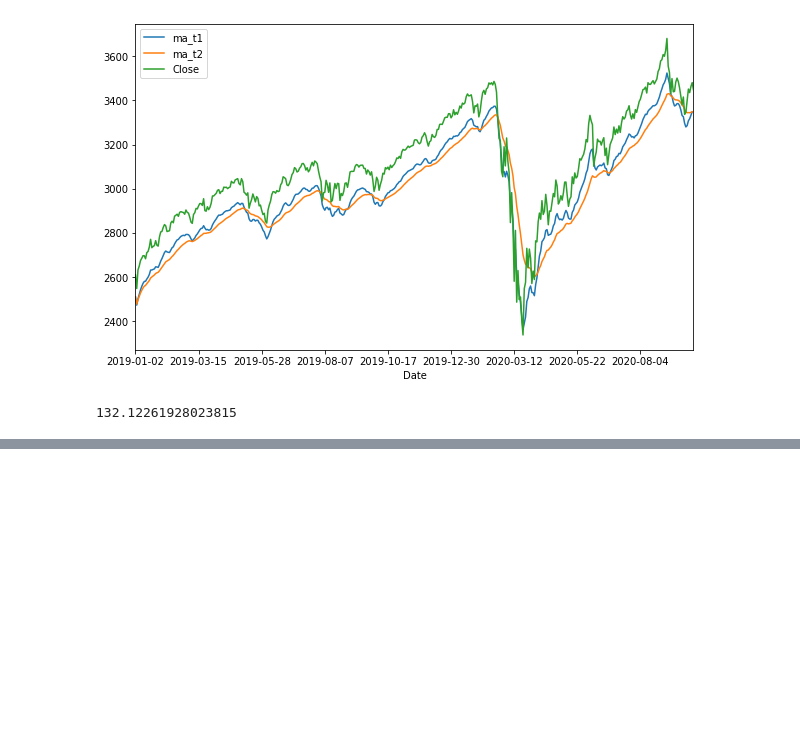
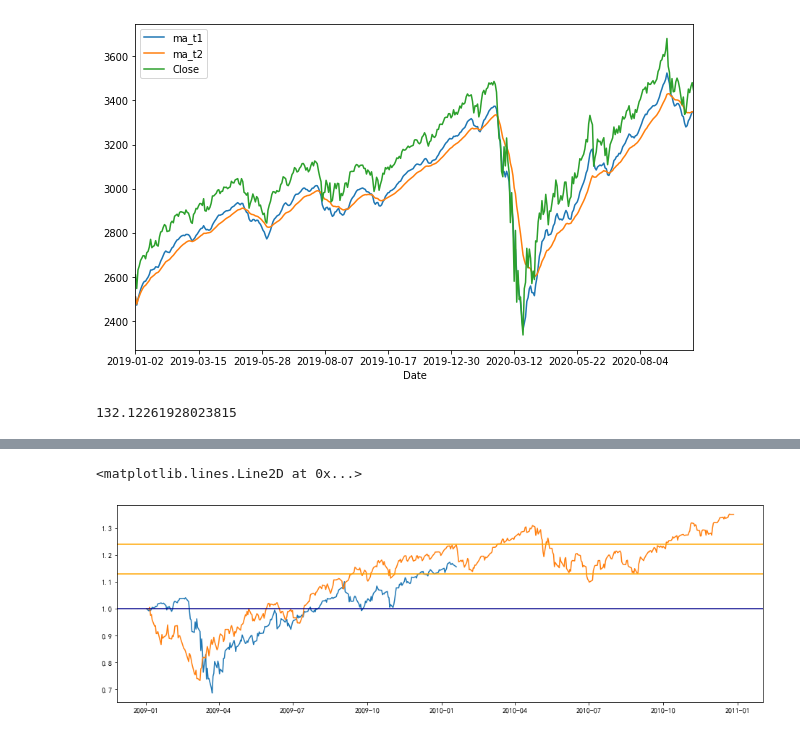
Before and after one commit to yuwei2341/stocks, a Jupyter notebook: Stock_MA.ipynb, the cells around one changed output, grey strips where cells are left out. Saved outputs shown, nothing was run; the diff lists cells and outputs as text; code cells hidden in the pictures; blank space fills up the shorter version.

```diff
--- a/Stock_MA.ipynb
+++ b/Stock_MA.ipynb
@@ -115,0 +196,16 @@ On 2020-10-02, have 148.4, and 0.0 worth of stock
+# %%
+v0 = df.loc[df.index > pd.Timestamp('2020-01-01 00:00:00'), price_type]
+v0 = v0 / v0.iloc[0]
+# %%
+df_v1 = df.loc[(stock_us_daily_df.index.year.isin([2009, 2010])), price_type].iloc[:500].copy()
+v1 = df_v1.values
+v1 = v1 / v1[0]
+f, a = plt.subplots(figsize=(16, 5))
+a.plot(df_v1.index[:len(v0)], v0)
+a.plot(df_v1.index, v1)
+a.axhline(1.13, c='orange')
+a.axhline(1.24, c='orange')
+a.axhline(1.0, c='darkblue')
+# %% [output]
+<matplotlib.lines.Line2D at 0x...>
+[figure, added]
```
Also changed, not shown: parts of 27 cells of this notebook, 1 other file.
